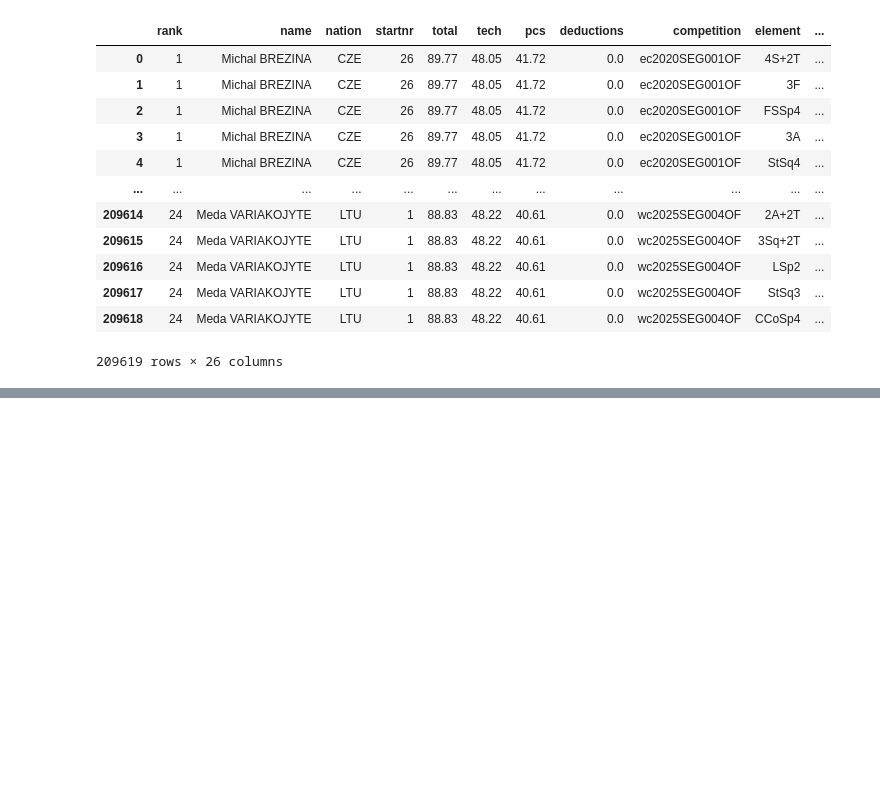
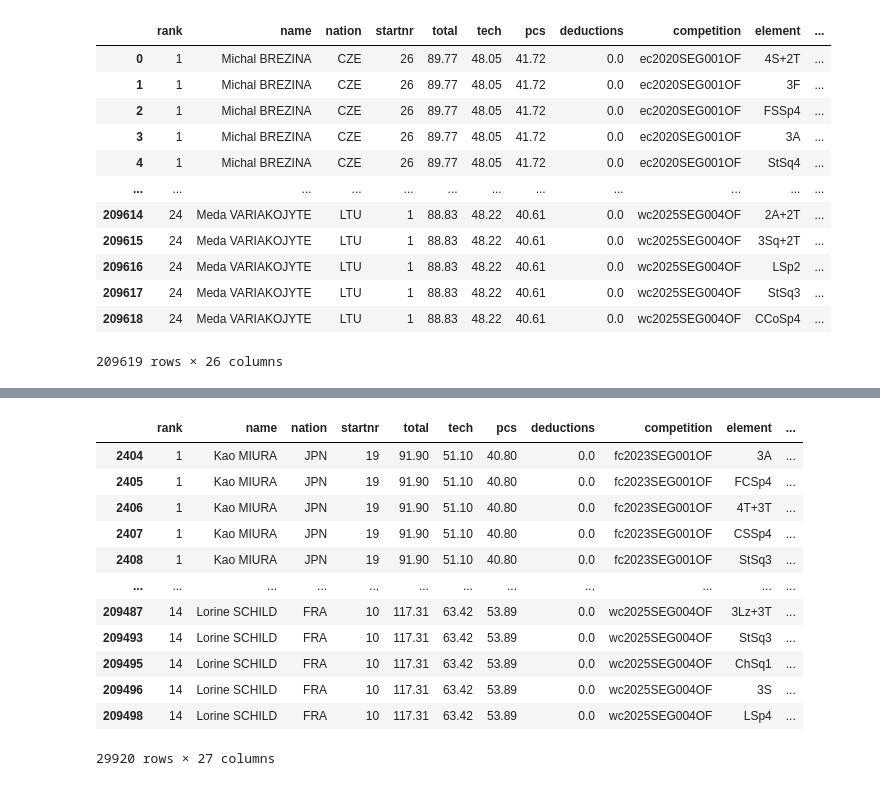
Before and after one commit to ann-e888/Skating_EDA, a Jupyter notebook: notebooks/bias_tests.ipynb, the cells around one changed output, grey strips where cells are left out. Cells and saved outputs as stored; diff of their text form; code cells hidden in the pictures; blank space fills up the shorter version.

```diff
--- a/notebooks/bias_tests.ipynb
+++ b/notebooks/bias_tests.ipynb
@@ -75,0 +127,25 @@ stats_df
+# %%
+stats_df['skater_judge'] = stats_df.apply(lambda row: row['nation'] + row['judge_nation'], axis = 1)
+# %%
+keep = set(stats_df['skater_judge'].value_counts().index[:44])
+stats_trim = stats_df[stats_df['skater_judge'].isin(keep)]
+stats_trim = stats_trim[stats_trim['judge_goe'] > 1.]
+# %%
+judge_counts = stats_trim['judge_name'].value_counts()
+stats_trim = stats_trim[stats_trim['judge_name'].isin(judge_counts.index[:109])]
+
+stats_trim
+# %% [output]
+|  | rank | name | nation | startnr | total | tech | pcs | deductions | competition | element | ... |
+| 2404 | 1 | Kao MIURA | JPN | 19 | 91.90 | 51.10 | 40.80 | 0.0 | fc2023SEG001OF | 3A | ... |
+| 2405 | 1 | Kao MIURA | JPN | 19 | 91.90 | 51.10 | 40.80 | 0.0 | fc2023SEG001OF | FCSp4 | ... |
+| 2406 | 1 | Kao MIURA | JPN | 19 | 91.90 | 51.10 | 40.80 | 0.0 | fc2023SEG001OF | 4T+3T | ... |
+| 2407 | 1 | Kao MIURA | JPN | 19 | 91.90 | 51.10 | 40.80 | 0.0 | fc2023SEG001OF | CSSp4 | ... |
+| 2408 | 1 | Kao MIURA | JPN | 19 | 91.90 | 51.10 | 40.80 | 0.0 | fc2023SEG001OF | StSq3 | ... |
+| ... | ... | ... | ... | ... | ... | ... | ... | ... | ... | ... | ... |
+| 209487 | 14 | Lorine SCHILD | FRA | 10 | 117.31 | 63.42 | 53.89 | 0.0 | wc2025SEG004OF | 3Lz+3T | ... |
+| 209493 | 14 | Lorine SCHILD | FRA | 10 | 117.31 | 63.42 | 53.89 | 0.0 | wc2025SEG004OF | StSq3 | ... |
+| 209495 | 14 | Lorine SCHILD | FRA | 10 | 117.31 | 63.42 | 53.89 | 0.0 | wc2025SEG004OF | ChSq1 | ... |
+| 209496 | 14 | Lorine SCHILD | FRA | 10 | 117.31 | 63.42 | 53.89 | 0.0 | wc2025SEG004OF | 3S | ... |
+| 209498 | 14 | Lorine SCHILD | FRA | 10 | 117.31 | 63.42 | 53.89 | 0.0 | wc2025SEG004OF | LSp4 | ... |
+29920 rows × 27 columns
```
Also changed, not shown: parts of 11 cells of this notebook.
